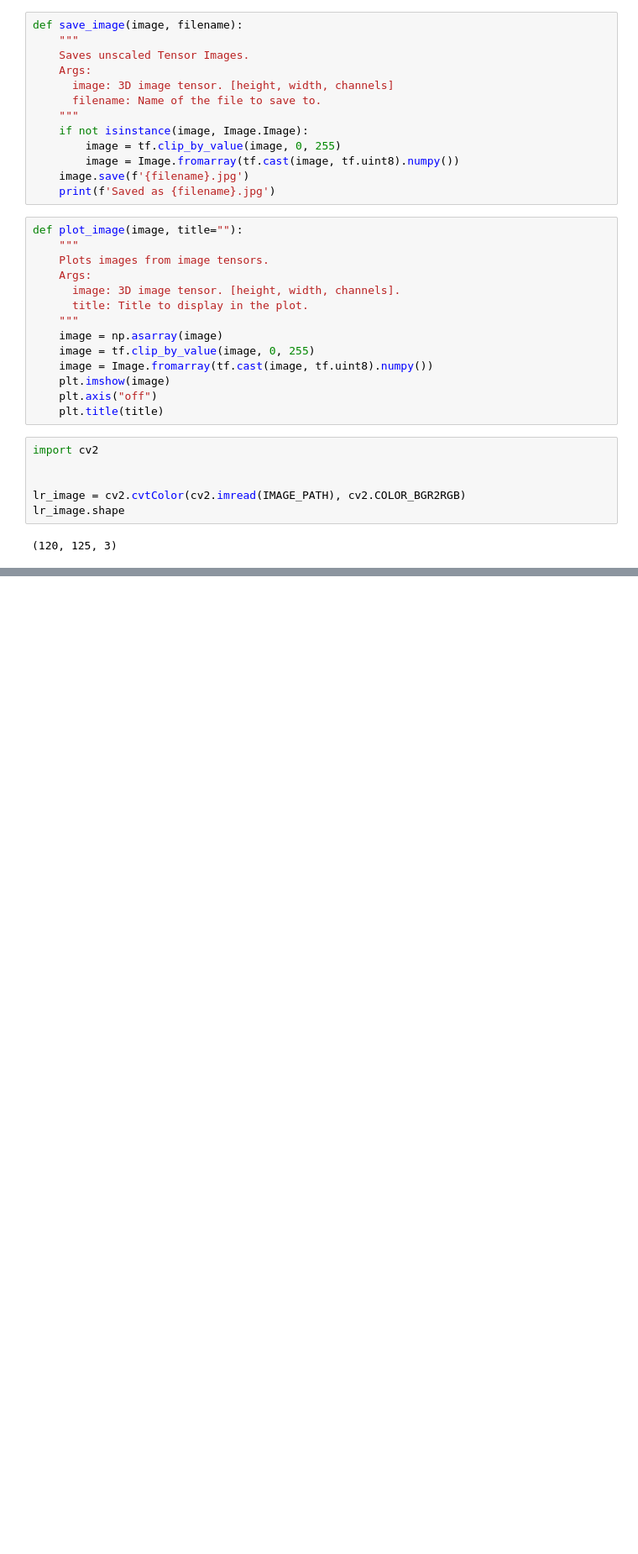
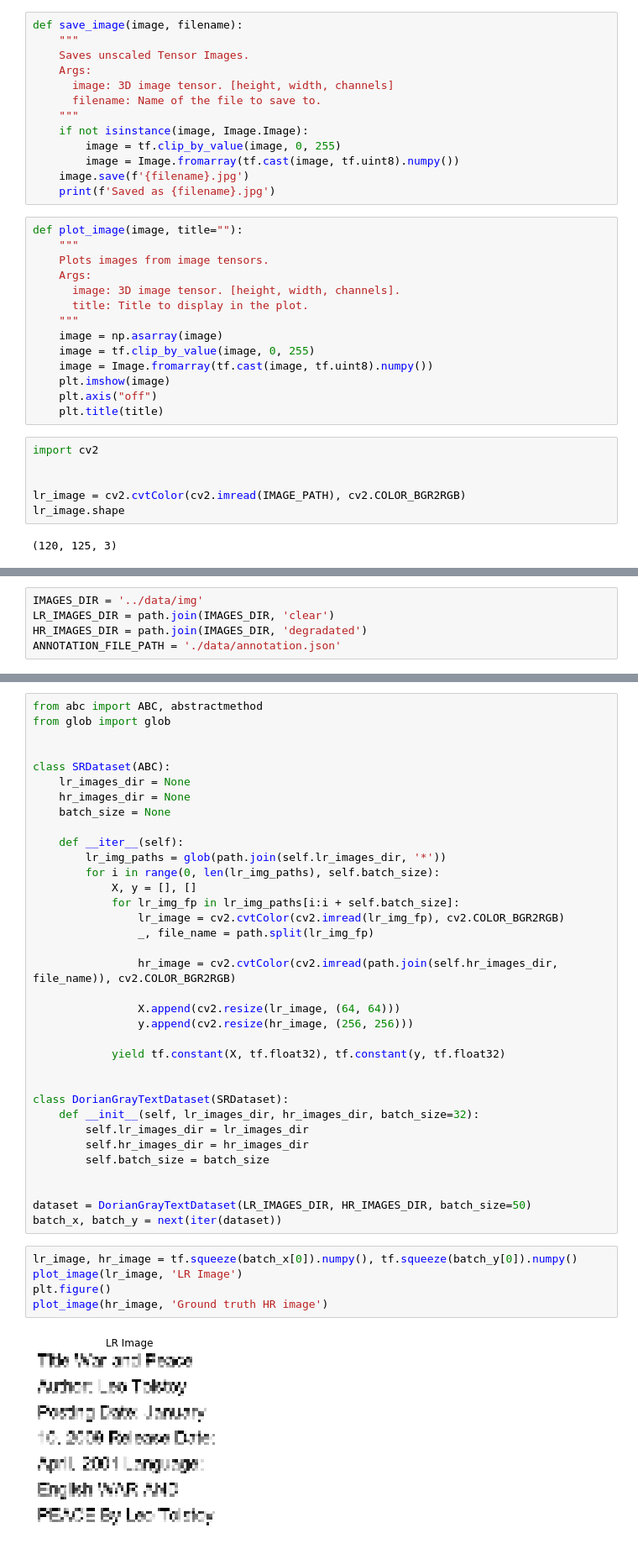
Before and after one commit to Abto-Coursework-Mentoring-2020/super-resolution-engine, a Jupyter notebook: src/main.ipynb, the cells around one changed output, grey strips where cells are left out. Shown: that part at 84% size. Saved outputs shown, nothing was run; the diff lists cells and outputs as text; blank space fills up the shorter version.

```diff
--- a/src/main.ipynb
+++ b/src/main.ipynb
@@ -71,0 +75,5 @@ new im shape (1, 480, 496, 3)
+# %%
+IMAGES_DIR = '../data/img'
+LR_IMAGES_DIR = path.join(IMAGES_DIR, 'clear')
+HR_IMAGES_DIR = path.join(IMAGES_DIR, 'degradated')
+ANNOTATION_FILE_PATH = './data/annotation.json'
@@ -71,0 +92,42 @@ new im shape (1, 480, 496, 3)
+# %%
+from abc import ABC, abstractmethod
+from glob import glob
+
+
+class SRDataset(ABC):
+    lr_images_dir = None
+    hr_images_dir = None
+    batch_size = None
+
+    def __iter__(self):
+        lr_img_paths = glob(path.join(self.lr_images_dir, '*'))
+        for i in range(0, len(lr_img_paths), self.batch_size):
+            X, y = [], []
+            for lr_img_fp in lr_img_paths[i:i + self.batch_size]:
+                lr_image = cv2.cvtColor(cv2.imread(lr_img_fp), cv2.COLOR_BGR2RGB)
+                _, file_name = path.split(lr_img_fp)
+
+                hr_image = cv2.cvtColor(cv2.imread(path.join(self.hr_images_dir, file_name)), cv2.COLOR_BGR2RGB)
+
+                X.append(cv2.resize(lr_image, (64, 64)))
+                y.append(cv2.resize(hr_image, (256, 256)))
+
+            yield tf.constant(X, tf.float32), tf.constant(y, tf.float32)
+
+
+class DorianGrayTextDataset(SRDataset):
+    def __init__(self, lr_images_dir, hr_images_dir, batch_size=32):
+        self.lr_images_dir = lr_images_dir
+        self.hr_images_dir = hr_images_dir
+        self.batch_size = batch_size
+
+
+dataset = DorianGrayTextDataset(LR_IMAGES_DIR, HR_IMAGES_DIR, batch_size=50)
+batch_x, batch_y = next(iter(dataset))
+# %%
+lr_image, hr_image = tf.squeeze(batch_x[0]).numpy(), tf.squeeze(batch_y[0]).numpy()
+plot_image(lr_image, 'LR Image')
+plt.figure()
+plot_image(hr_image, 'Ground truth HR image')
+# %% [output]
+[figure, added]
```
Also changed, not shown: parts of 8 cells of this notebook, 3 other files.
